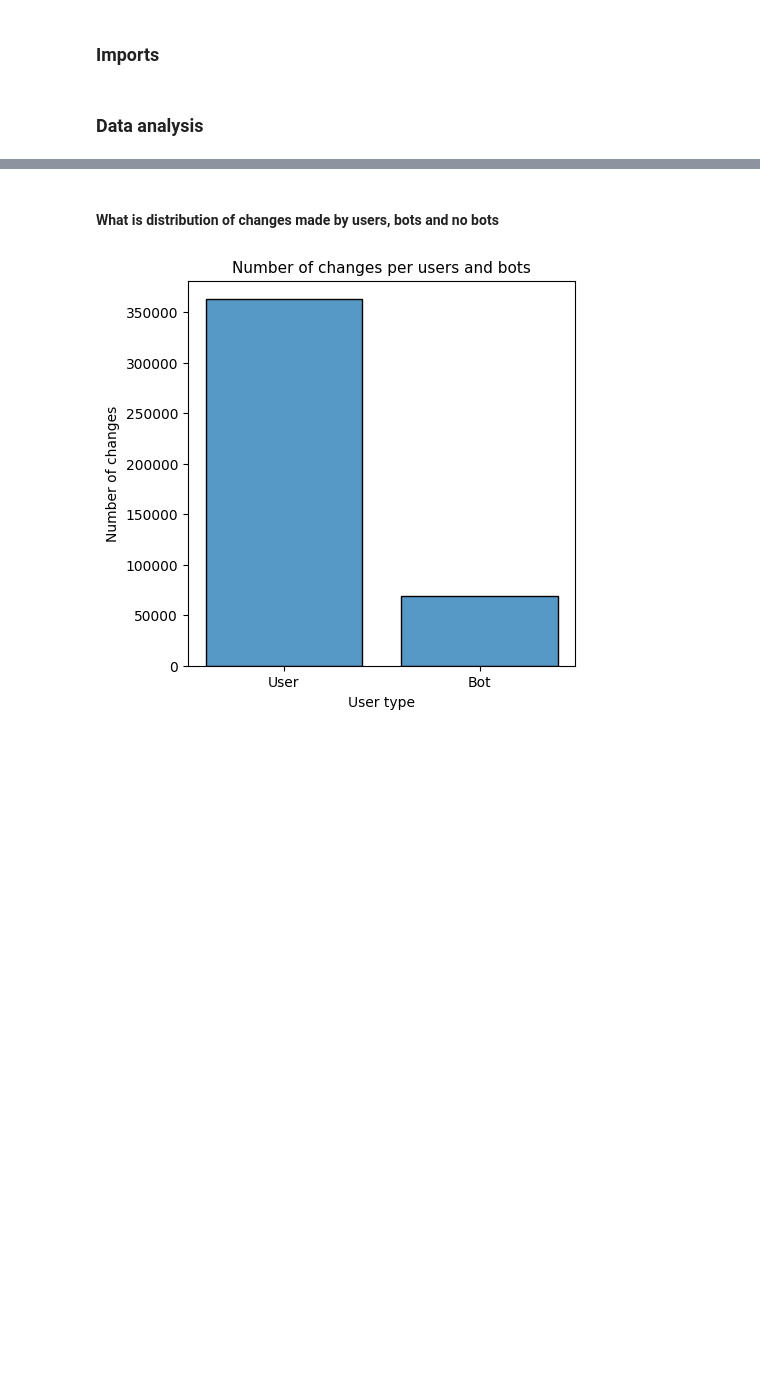
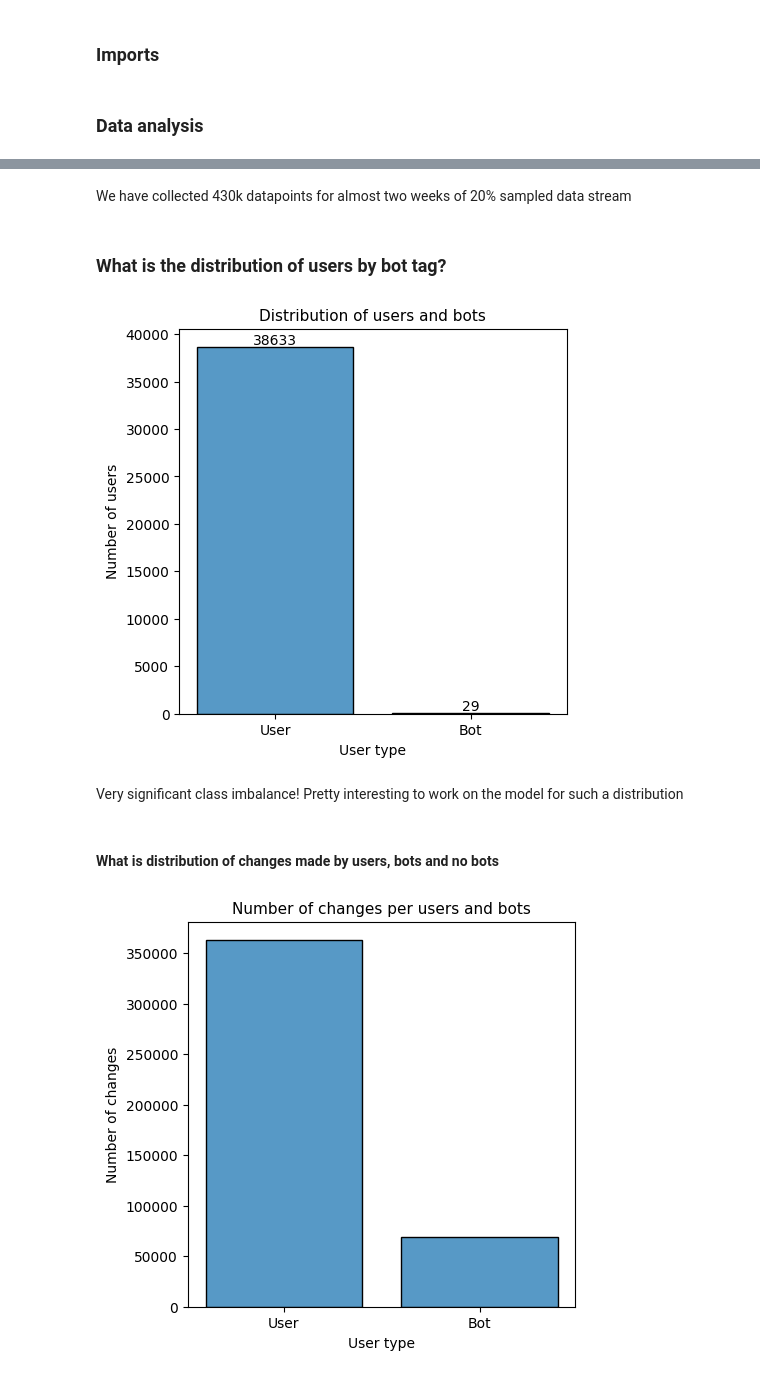
Before and after one commit to R1chrdson/bot_detection_mmdb23, a Jupyter notebook: classify_data/eda.ipynb, the cells around one changed output, grey strips where cells are left out. Cells and saved outputs as stored; diff of their text form; code cells hidden in the pictures; blank space fills up the shorter version.

```diff
--- a/classify_data/eda.ipynb
+++ b/classify_data/eda.ipynb
@@ -13,3 +26,21 @@ dataset = dataset[dataset.type.eq('edit')].reset_index(drop=True)
+# %% [markdown]
+We have collected 430k datapoints for almost two weeks of 20% sampled data stream
+# %% [markdown]
+### What is the distribution of users by bot tag?
+# %%
+ax = sns.histplot(data=dataset.groupby('user')['bot'].max(), discrete=True, shrink=0.8)
+ax.bar_label(ax.containers[0], fmt='%i', label_type='edge')
+plt.title('Distribution of users and bots', fontsize=11)
+plt.xlabel('User type')
+plt.ylabel('Number of users')
+plt.xticks([0, 1], ['User', 'Bot'])
+
+fig = plt.gcf()
+fig.set_size_inches(5, 5)
+# %% [output]
+[figure, added]
+# %% [markdown]
+Very significant class imbalance! Pretty interesting to work on the model for such a distribution
 # %% [markdown]
 #### What is distribution of changes made by users, bots and no bots
 # %%
```
Also changed, not shown: parts of 28 cells of this notebook.
